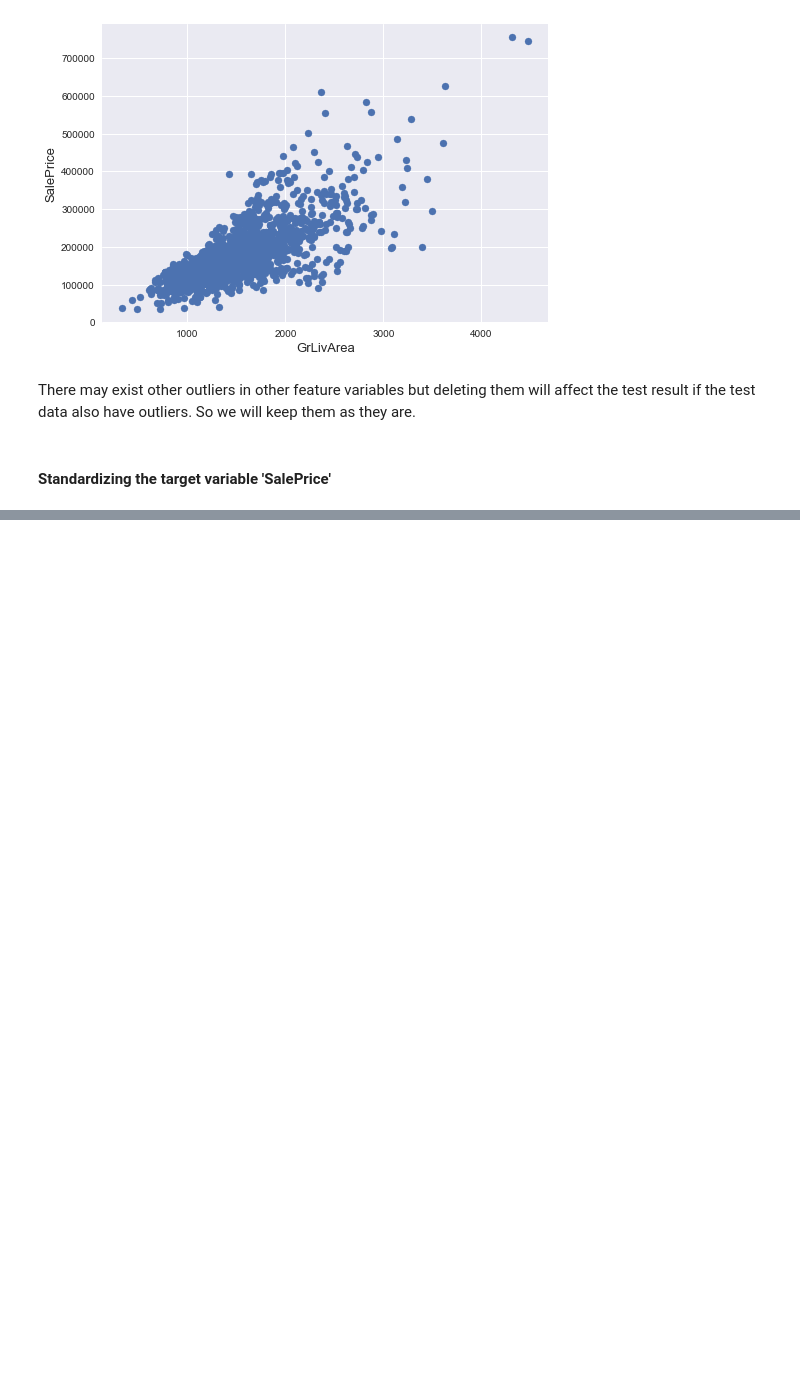
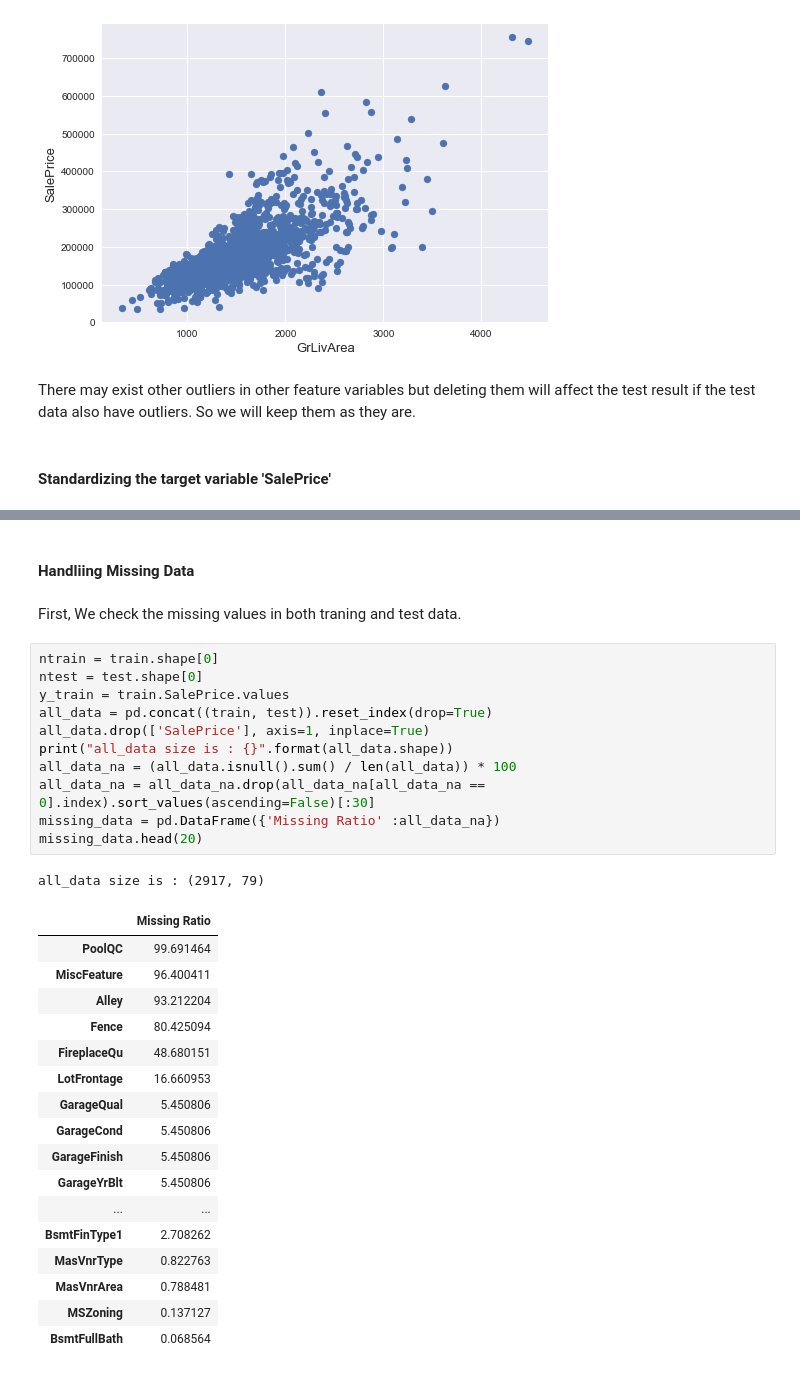
Before and after one commit to Tamim-MR14/House_Price, a Jupyter notebook: House_Price_AI-23.ipynb, the cells around one changed output, grey strips where cells are left out. Cells and saved outputs as stored; diff of their text form; blank space fills up the shorter version.

```diff
--- a/House_Price_AI-23.ipynb
+++ b/House_Price_AI-23.ipynb
@@ -371,0 +420,34 @@ We will plot the 'SalePrice' distribution and probability plot and see if there
+# %% [markdown]
+#### Handliing Missing Data
+# %% [markdown]
+First, We check the missing values in both traning and test data.
+# %%
+ntrain = train.shape[0]
+ntest = test.shape[0]
+y_train = train.SalePrice.values
+all_data = pd.concat((train, test)).reset_index(drop=True)
+all_data.drop(['SalePrice'], axis=1, inplace=True)
+print("all_data size is : {}".format(all_data.shape))
+all_data_na = (all_data.isnull().sum() / len(all_data)) * 100
+all_data_na = all_data_na.drop(all_data_na[all_data_na == 0].index).sort_values(ascending=False)[:30]
+missing_data = pd.DataFrame({'Missing Ratio' :all_data_na})
+missing_data.head(20)
+# %% [output]
+all_data size is : (2917, 79)
+|  | Missing Ratio |
+| PoolQC | 99.691464 |
+| MiscFeature | 96.400411 |
+| Alley | 93.212204 |
+| Fence | 80.425094 |
+| FireplaceQu | 48.680151 |
+| LotFrontage | 16.660953 |
+| GarageQual | 5.450806 |
+| GarageCond | 5.450806 |
+| GarageFinish | 5.450806 |
+| GarageYrBlt | 5.450806 |
+| ... | ... |
+| BsmtFinType1 | 2.708262 |
+| MasVnrType | 0.822763 |
+| MasVnrArea | 0.788481 |
+| MSZoning | 0.137127 |
+| BsmtFullBath | 0.068564 |
```
Also changed, not shown: parts of 46 cells of this notebook, 3 other files.
